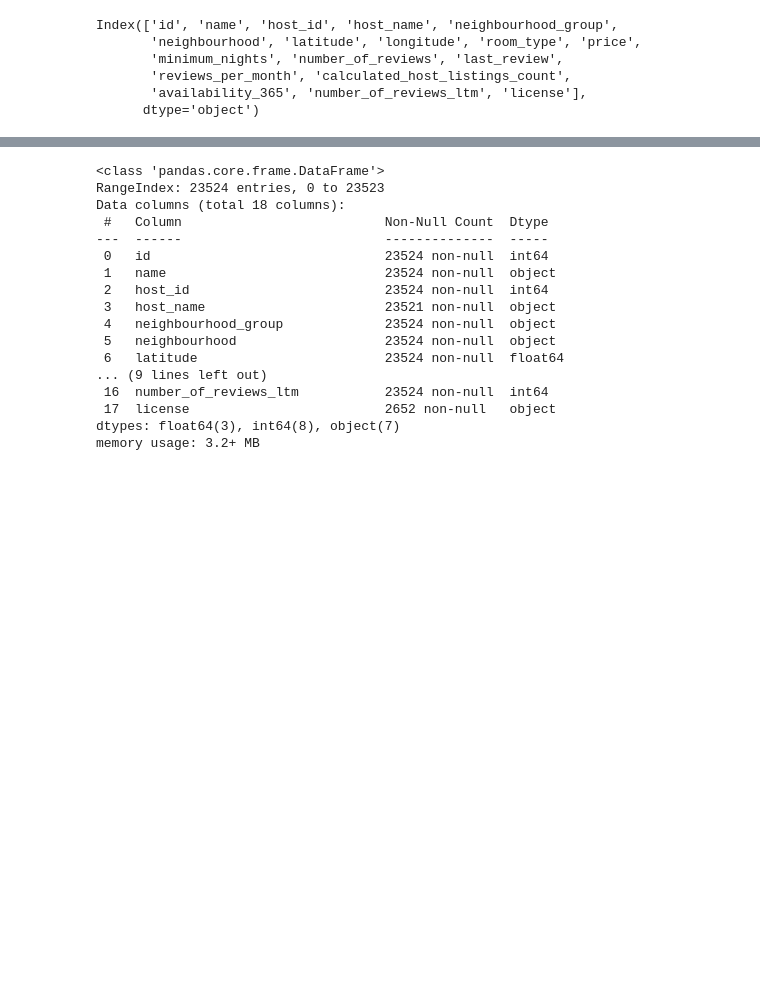
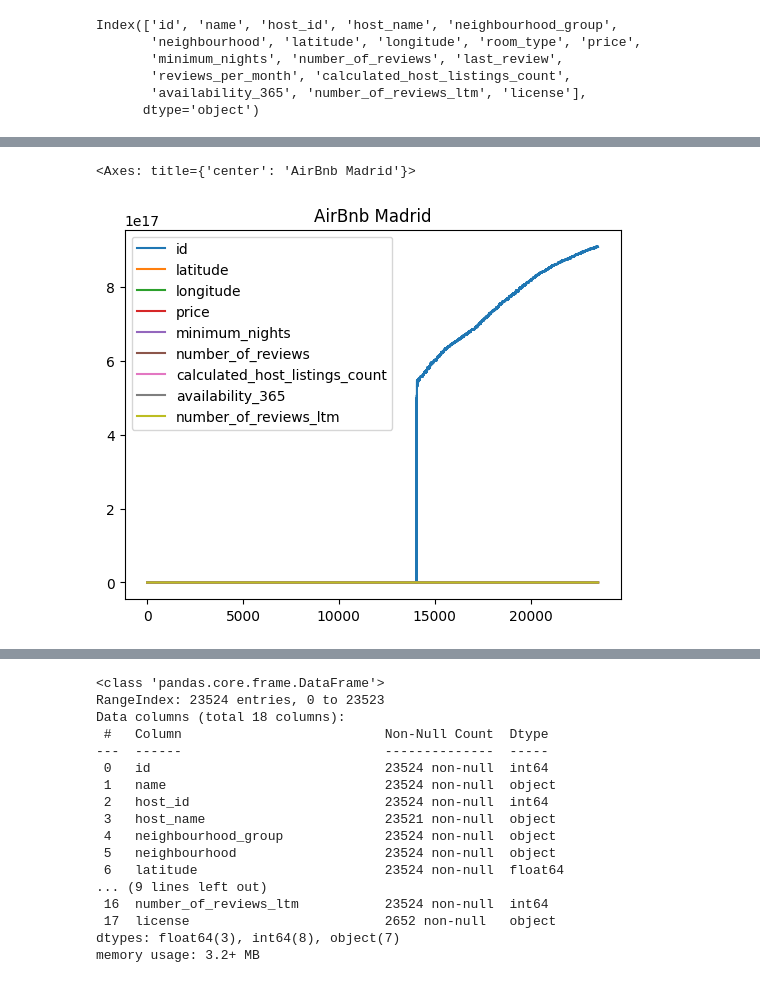
Before and after one commit to Monalaihoi/Training, a Jupyter notebook: airbnb_data2023.ipynb, the cells around one changed output, grey strips where cells are left out. Drawn from its saved outputs; the diff is of its cells as text; code cells hidden in the pictures; blank space fills up the shorter version.

```diff
--- a/airbnb_data2023.ipynb
+++ b/airbnb_data2023.ipynb
@@ -141,0 +554,6 @@ data.describe()
+# %%
+# Add a title
+data.plot(kind='line', title='AirBnb Madrid')
+# %% [output]
+<Axes: title={'center': 'AirBnb Madrid'}>
+[figure, added]
```
Also changed, not shown: parts of 52 cells of this notebook, 1 other file.
